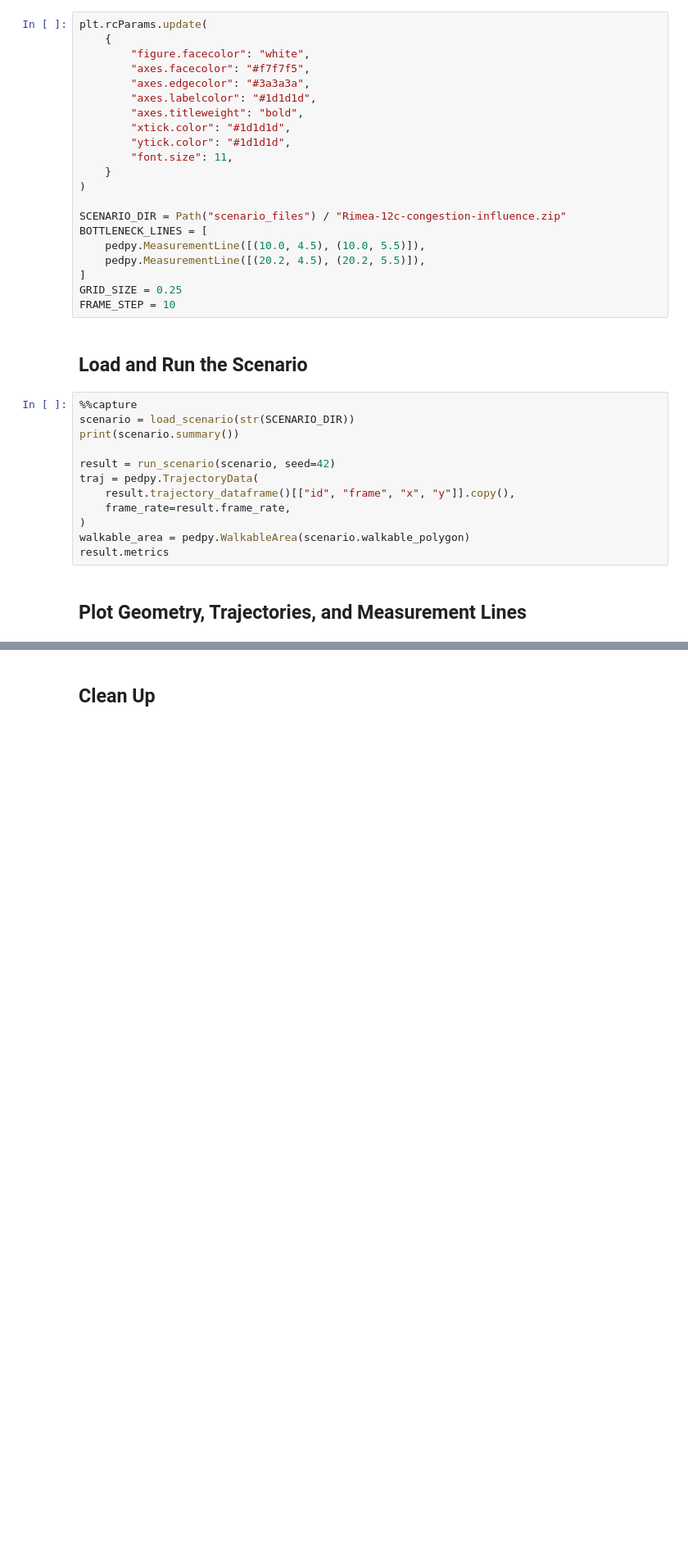
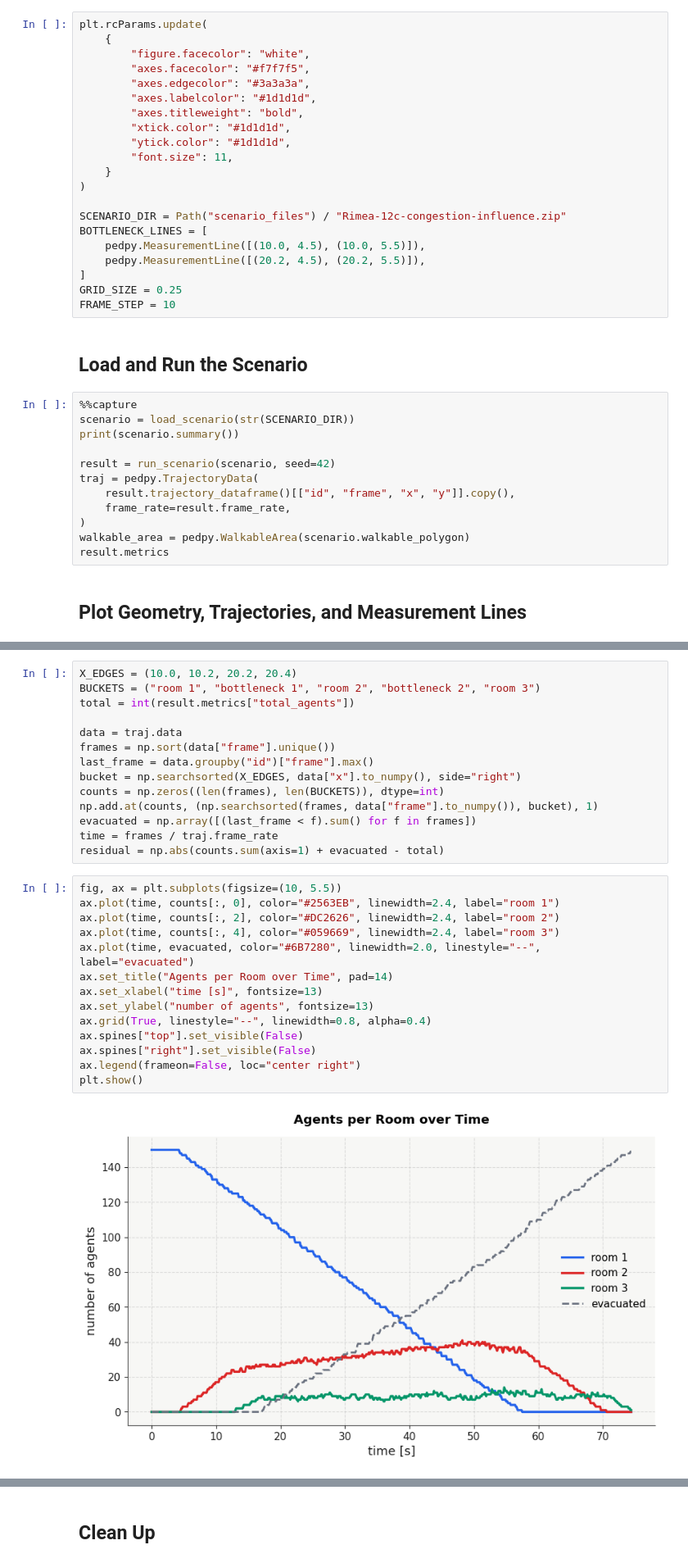
Before and after one commit to PedestrianDynamics/jupedsim-web-community, a Jupyter notebook: standards/rimea/rimea12c_congestion_influence.ipynb, the cells around one changed output, grey strips where cells are left out. Shown at 82% size. Drawn from its saved outputs; the diff is of its cells as text; blank space fills up the shorter version.

```diff
--- a/standards/rimea/rimea12c_congestion_influence.ipynb
+++ b/standards/rimea/rimea12c_congestion_influence.ipynb
@@ -107,0 +93,30 @@ summary
+# %%
+X_EDGES = (10.0, 10.2, 20.2, 20.4)
+BUCKETS = ("room 1", "bottleneck 1", "room 2", "bottleneck 2", "room 3")
+total = int(result.metrics["total_agents"])
+
+data = traj.data
+frames = np.sort(data["frame"].unique())
+last_frame = data.groupby("id")["frame"].max()
+bucket = np.searchsorted(X_EDGES, data["x"].to_numpy(), side="right")
+counts = np.zeros((len(frames), len(BUCKETS)), dtype=int)
+np.add.at(counts, (np.searchsorted(frames, data["frame"].to_numpy()), bucket), 1)
+evacuated = np.array([(last_frame < f).sum() for f in frames])
+time = frames / traj.frame_rate
+residual = np.abs(counts.sum(axis=1) + evacuated - total)
+# %%
+fig, ax = plt.subplots(figsize=(10, 5.5))
+ax.plot(time, counts[:, 0], color="#2563EB", linewidth=2.4, label="room 1")
+ax.plot(time, counts[:, 2], color="#DC2626", linewidth=2.4, label="room 2")
+ax.plot(time, counts[:, 4], color="#059669", linewidth=2.4, label="room 3")
+ax.plot(time, evacuated, color="#6B7280", linewidth=2.0, linestyle="--", label="evacuated")
+ax.set_title("Agents per Room over Time", pad=14)
+ax.set_xlabel("time [s]", fontsize=13)
+ax.set_ylabel("number of agents", fontsize=13)
+ax.grid(True, linestyle="--", linewidth=0.8, alpha=0.4)
+ax.spines["top"].set_visible(False)
+ax.spines["right"].set_visible(False)
+ax.legend(frameon=False, loc="center right")
+plt.show()
+# %% [output]
+[figure, added]
```
Also changed, not shown: parts of 16 cells of this notebook, 2 other files.
